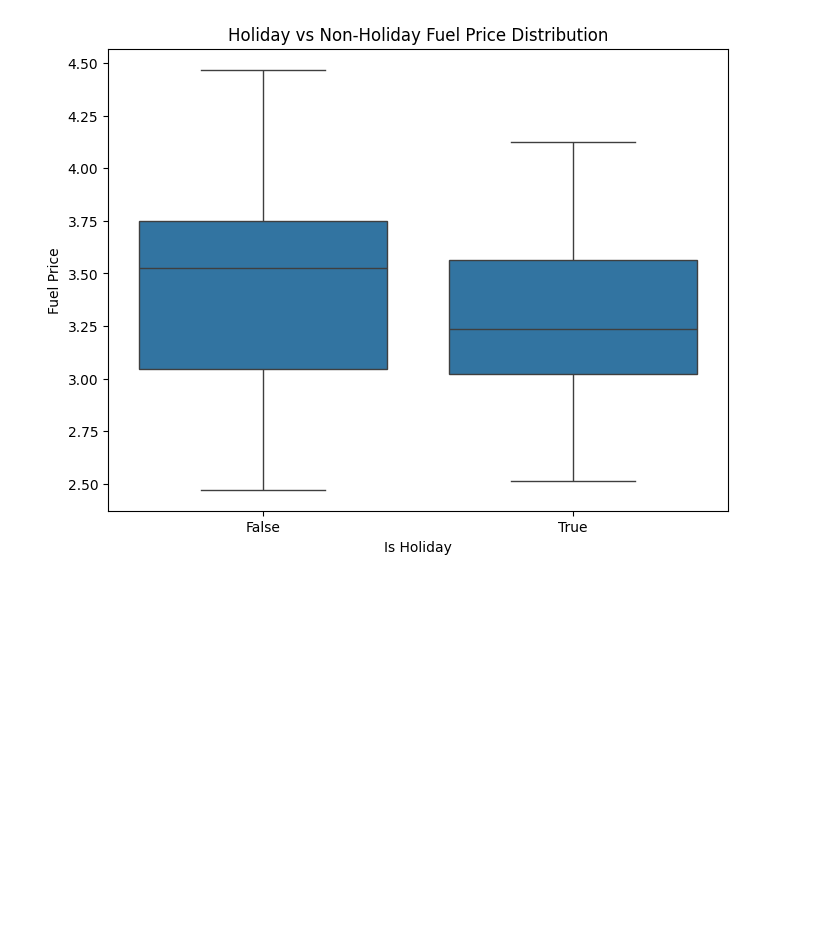
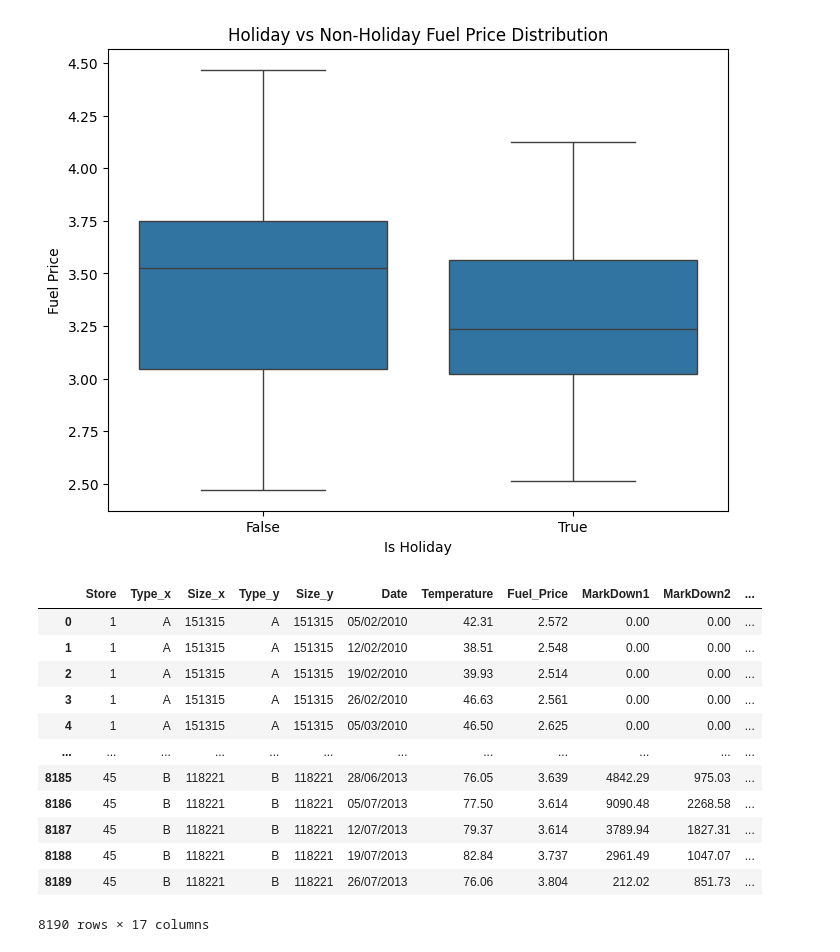
Before and after one commit to AjayChohan1/Retail-Sales-Analysis, a Jupyter notebook: jupyter_notebooks/DataVisualisation.ipynb, the cells around one changed output. Cells and saved outputs as stored; diff of their text form; code cells hidden in the pictures; blank space fills up the shorter version.

```diff
--- a/jupyter_notebooks/DataVisualisation.ipynb
+++ b/jupyter_notebooks/DataVisualisation.ipynb
@@ -92,3 +92,44 @@ plt.ylabel('Fuel Price')
 plt.show()
 # %% [output]
 [figure]
+# %%
+import pandas as pd
+
+# ensure the dataframe 'df' exists (load it if not)
+if 'df' not in globals():
+    df = pd.read_csv("../Data/Cleaned/cleaned_data_set.csv")
+
+import plotly.express as px
+
+# compute total markdown per week
+df['Total_Markdown'] = df[['MarkDown1','MarkDown2','MarkDown3','MarkDown4','MarkDown5']].sum(axis=1)
+
+# scatter plot: total markdown vs. Fuel price
+fig = px.scatter(
+    df,
+    x='Fuel_Price',
+    y='Total_Markdown',
+    color='IsHoliday',
+    title='Markdown Impact on Sales (Scatter Plot)',
+    labels={
+        'Total_Markdown': 'Total Markdown Spend',
+        'Fuel Price': 'Fuel Price',
+    }
+)
+fig.show()
+# %%
+df
+# %% [output]
+|  | Store | Type_x | Size_x | Type_y | Size_y | Date | Temperature | Fuel_Price | MarkDown1 | MarkDown2 | ... |
+| 0 | 1 | A | 151315 | A | 151315 | 05/02/2010 | 42.31 | 2.572 | 0.00 | 0.00 | ... |
+| 1 | 1 | A | 151315 | A | 151315 | 12/02/2010 | 38.51 | 2.548 | 0.00 | 0.00 | ... |
+| 2 | 1 | A | 151315 | A | 151315 | 19/02/2010 | 39.93 | 2.514 | 0.00 | 0.00 | ... |
+| 3 | 1 | A | 151315 | A | 151315 | 26/02/2010 | 46.63 | 2.561 | 0.00 | 0.00 | ... |
+| 4 | 1 | A | 151315 | A | 151315 | 05/03/2010 | 46.50 | 2.625 | 0.00 | 0.00 | ... |
+| ... | ... | ... | ... | ... | ... | ... | ... | ... | ... | ... | ... |
+| 8185 | 45 | B | 118221 | B | 118221 | 28/06/2013 | 76.05 | 3.639 | 4842.29 | 975.03 | ... |
+| 8186 | 45 | B | 118221 | B | 118221 | 05/07/2013 | 77.50 | 3.614 | 9090.48 | 2268.58 | ... |
+| 8187 | 45 | B | 118221 | B | 118221 | 12/07/2013 | 79.37 | 3.614 | 3789.94 | 1827.31 | ... |
+| 8188 | 45 | B | 118221 | B | 118221 | 19/07/2013 | 82.84 | 3.737 | 2961.49 | 1047.07 | ... |
+| 8189 | 45 | B | 118221 | B | 118221 | 26/07/2013 | 76.06 | 3.804 | 212.02 | 851.73 | ... |
+8190 rows × 17 columns
```
Also changed, not shown: parts of 1 cell of this notebook.
